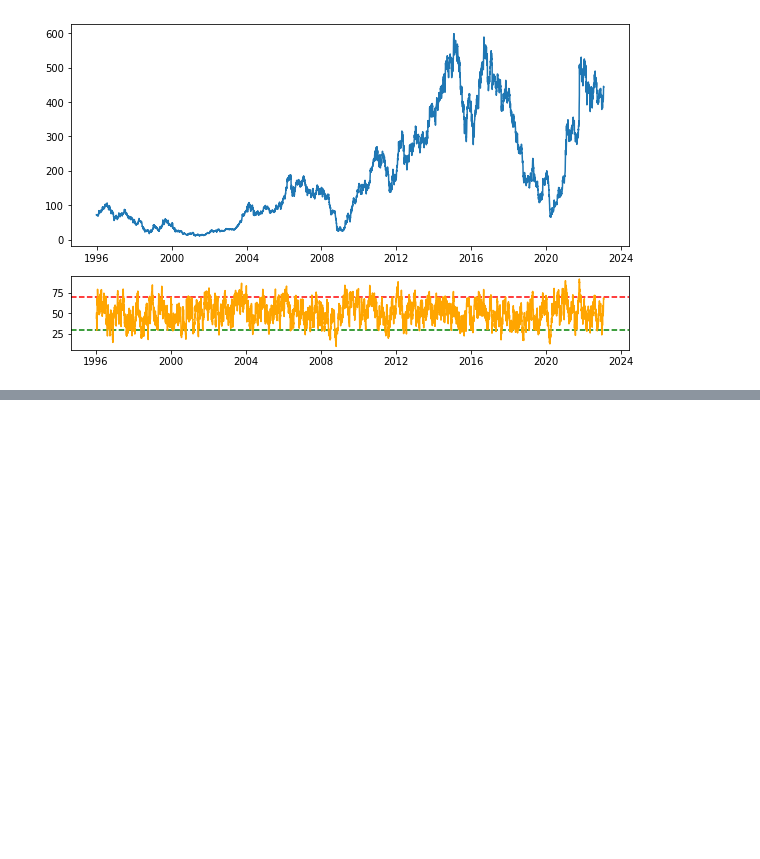
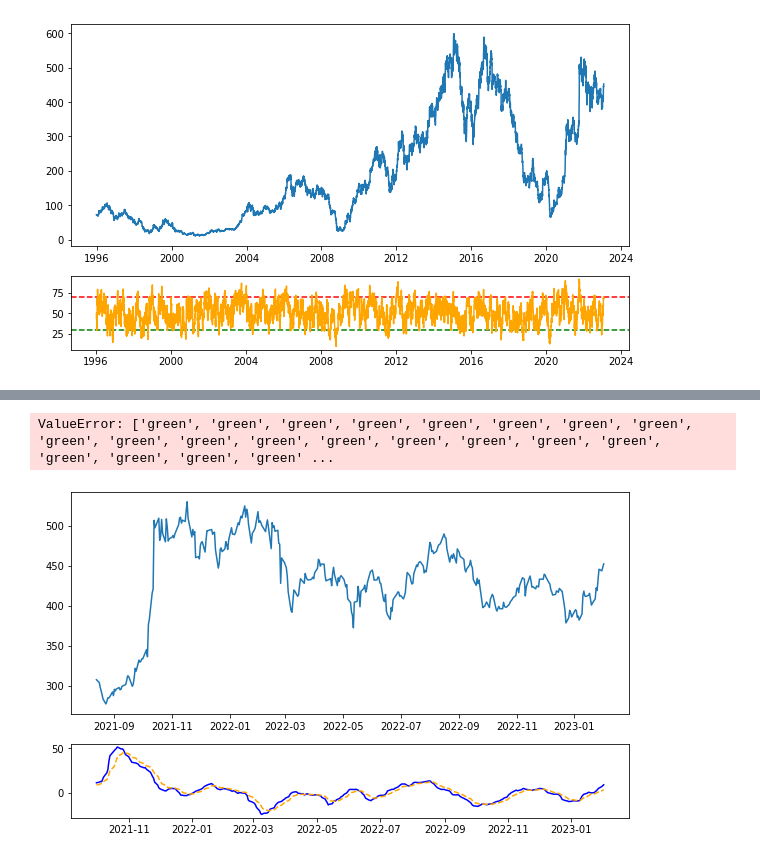
Before and after one commit to vedant202/Python-Finance-and-Stock-Market, a Jupyter notebook: Technical_analysis/Technical_analysis.ipynb, the cells around one changed output, grey strips where cells are left out. Cells and saved outputs as stored; diff of their text form; code cells hidden in the pictures; blank space fills up the shorter version.

```diff
--- a/Technical_analysis/Technical_analysis.ipynb
+++ b/Technical_analysis/Technical_analysis.ipynb
@@ -52,0 +61,17 @@ plt.savefig(f"RSI {company}.jpg")
+# %%
+newdata = data['Close'][-365:]
+
+macd, macd_signal, macd_hist = tb.MACD(newdata)
+
+fig,axs = plt.subplots(2,1,gridspec_kw={"height_ratios":[3,1]},figsize=(10,6))
+
+c = ["red" if cl<0 else "green" for cl in macd_hist ]
+
+axs[0].plot(newdata)
+axs[1].plot(macd,"b-")
+axs[1].plot(macd_signal,'--',color="orange")
+axs[1].plot(macd_hist.index,macd_hist,color=c)
+plt.savefig(f"MACD {company}.jpg")
+# %% [output]
+ValueError: ['green', 'green', 'green', 'green', 'green', 'green', 'green', 'green', 'green', 'green', 'green', 'green', 'green', 'green', 'green', 'green', 'green', 'green', 'green', 'green', 'green' ...
+[figure, added]
```
Also changed, not shown: parts of 4 cells of this notebook, 4 other files.
